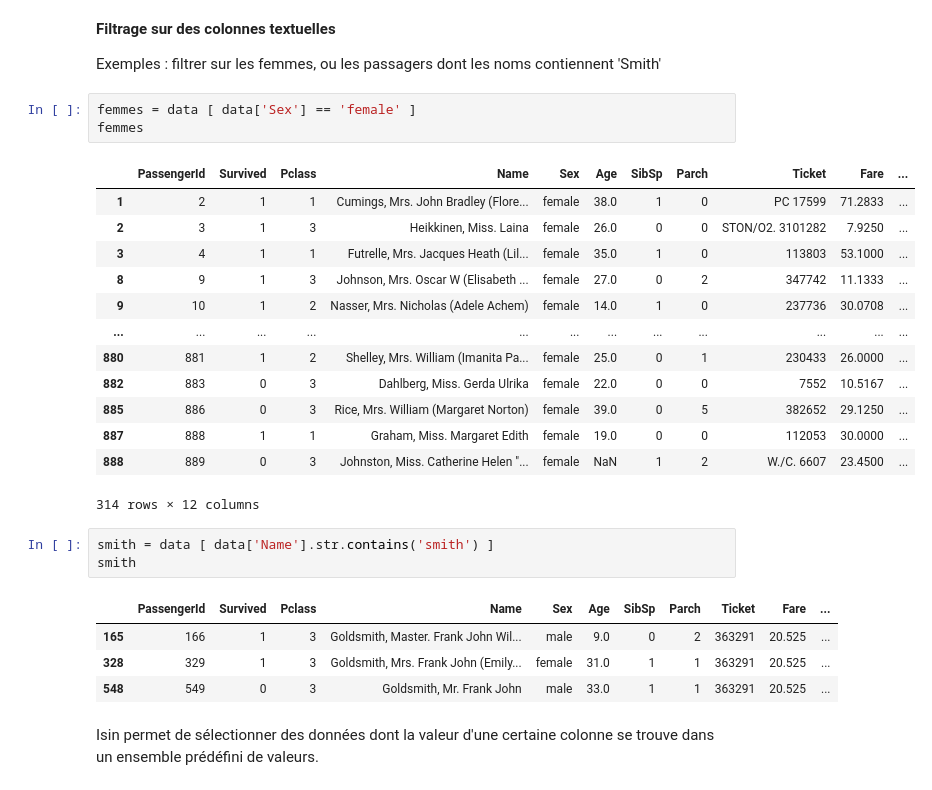
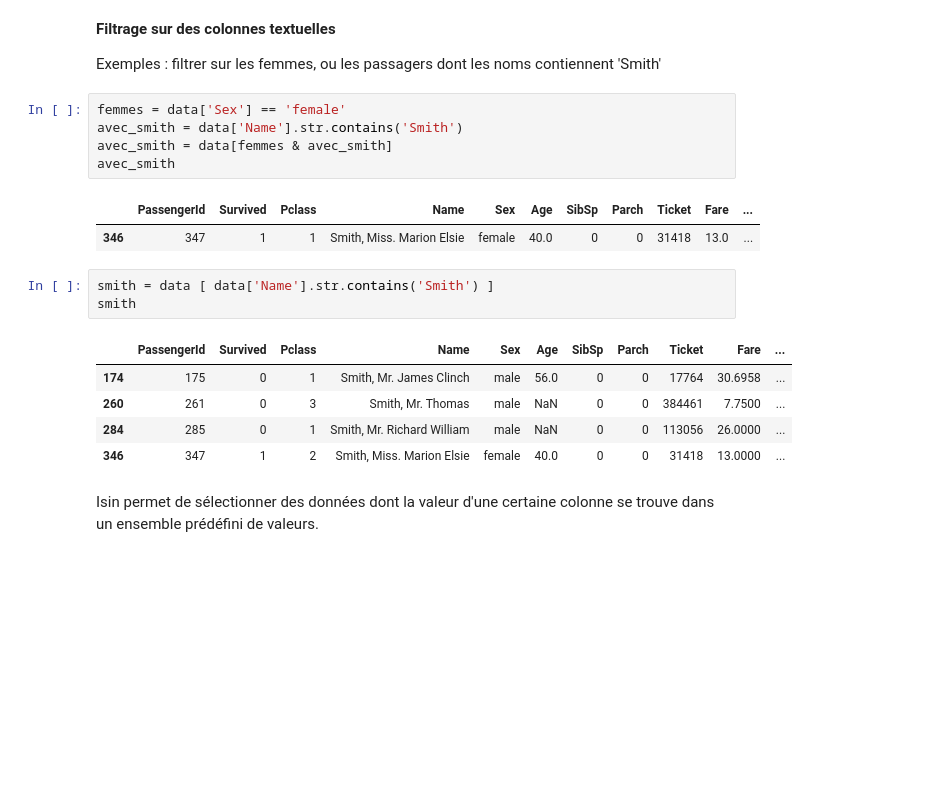
Before and after one commit to nevillemakoyi/Pandas_basic, a Jupyter notebook: notebooks/4 - data modeling avec Pandas - cours - élève.ipynb, the cells around one changed output. Drawn from its saved outputs; the diff is of its cells as text; blank space fills up the shorter version.

```diff
--- a/notebooks/4 - data modeling avec Pandas - cours - élève.ipynb
+++ b/notebooks/4 - data modeling avec Pandas - cours - élève.ipynb
@@ -86,30 +85,22 @@ sans_fratrie
 
 Exemples : filtrer sur les femmes, ou les passagers dont les noms contiennent 'Smith'
 # %%
-femmes = data [ data['Sex'] == 'female' ]
-femmes
+femmes = data['Sex'] == 'female'
+avec_smith = data['Name'].str.contains('Smith')
+avec_smith = data[femmes & avec_smith]
+avec_smith
 # %% [output]
 |  | PassengerId | Survived | Pclass | Name | Sex | Age | SibSp | Parch | Ticket | Fare | ... |
-| 1 | 2 | 1 | 1 | Cumings, Mrs. John Bradley (Flore... | female | 38.0 | 1 | 0 | PC 17599 | 71.2833 | ... |
-| 2 | 3 | 1 | 3 | Heikkinen, Miss. Laina | female | 26.0 | 0 | 0 | STON/O2. 3101282 | 7.9250 | ... |
-| 3 | 4 | 1 | 1 | Futrelle, Mrs. Jacques Heath (Lil... | female | 35.0 | 1 | 0 | 113803 | 53.1000 | ... |
-| 8 | 9 | 1 | 3 | Johnson, Mrs. Oscar W (Elisabeth ... | female | 27.0 | 0 | 2 | 347742 | 11.1333 | ... |
-| 9 | 10 | 1 | 2 | Nasser, Mrs. Nicholas (Adele Achem) | female | 14.0 | 1 | 0 | 237736 | 30.0708 | ... |
-| ... | ... | ... | ... | ... | ... | ... | ... | ... | ... | ... | ... |
-| 880 | 881 | 1 | 2 | Shelley, Mrs. William (Imanita Pa... | female | 25.0 | 0 | 1 | 230433 | 26.0000 | ... |
-| 882 | 883 | 0 | 3 | Dahlberg, Miss. Gerda Ulrika | female | 22.0 | 0 | 0 | 7552 | 10.5167 | ... |
-| 885 | 886 | 0 | 3 | Rice, Mrs. William (Margaret Norton) | female | 39.0 | 0 | 5 | 382652 | 29.1250 | ... |
-| 887 | 888 | 1 | 1 | Graham, Miss. Margaret Edith | female | 19.0 | 0 | 0 | 112053 | 30.0000 | ... |
-| 888 | 889 | 0 | 3 | Johnston, Miss. Catherine Helen "... | female | NaN | 1 | 2 | W./C. 6607 | 23.4500 | ... |
+| 346 | 347 | 1 | 1 | Smith, Miss. Marion Elsie | female | 40.0 | 0 | 0 | 31418 | 13.0 | ... |
-314 rows × 12 columns
 # %%
-smith = data [ data['Name'].str.contains('smith') ]
+smith = data [ data['Name'].str.contains('Smith') ]
 smith
 # %% [output]
 |  | PassengerId | Survived | Pclass | Name | Sex | Age | SibSp | Parch | Ticket | Fare | ... |
-| 165 | 166 | 1 | 3 | Goldsmith, Master. Frank John Wil... | male | 9.0 | 0 | 2 | 363291 | 20.525 | ... |
-| 328 | 329 | 1 | 3 | Goldsmith, Mrs. Frank John (Emily... | female | 31.0 | 1 | 1 | 363291 | 20.525 | ... |
-| 548 | 549 | 0 | 3 | Goldsmith, Mr. Frank John | male | 33.0 | 1 | 1 | 363291 | 20.525 | ... |
+| 174 | 175 | 0 | 1 | Smith, Mr. James Clinch | male | 56.0 | 0 | 0 | 17764 | 30.6958 | ... |
+| 260 | 261 | 0 | 3 | Smith, Mr. Thomas | male | NaN | 0 | 0 | 384461 | 7.7500 | ... |
+| 284 | 285 | 0 | 1 | Smith, Mr. Richard William | male | NaN | 0 | 0 | 113056 | 26.0000 | ... |
+| 346 | 347 | 1 | 2 | Smith, Miss. Marion Elsie | female | 40.0 | 0 | 0 | 31418 | 13.0000 | ... |
 # %% [markdown]
 Isin permet de sélectionner des données dont la valeur d'une certaine colonne se trouve dans un ensemble prédéfini de valeurs.
 # %%
```
Also changed, not shown: parts of 5 cells of this notebook.
